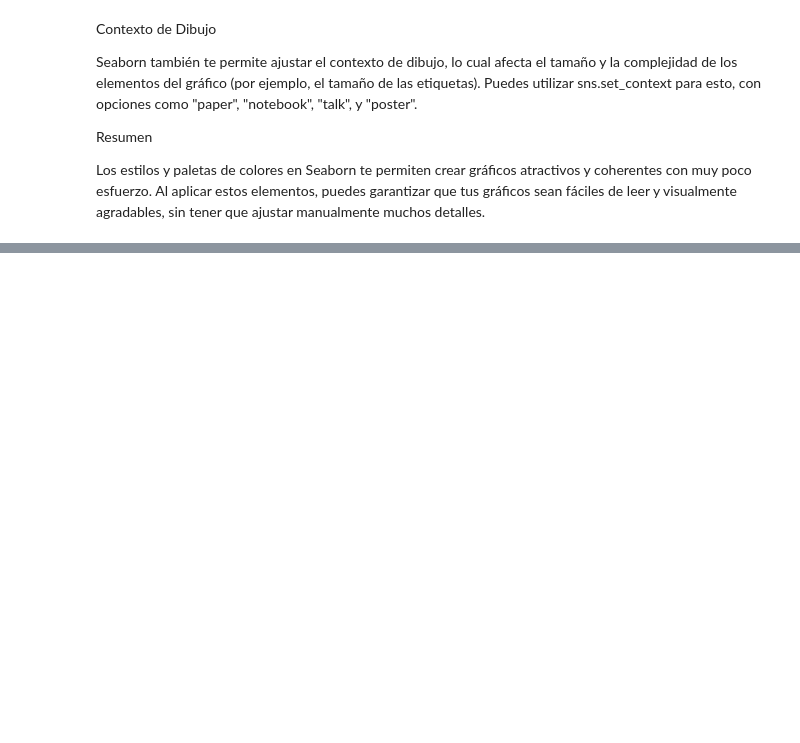
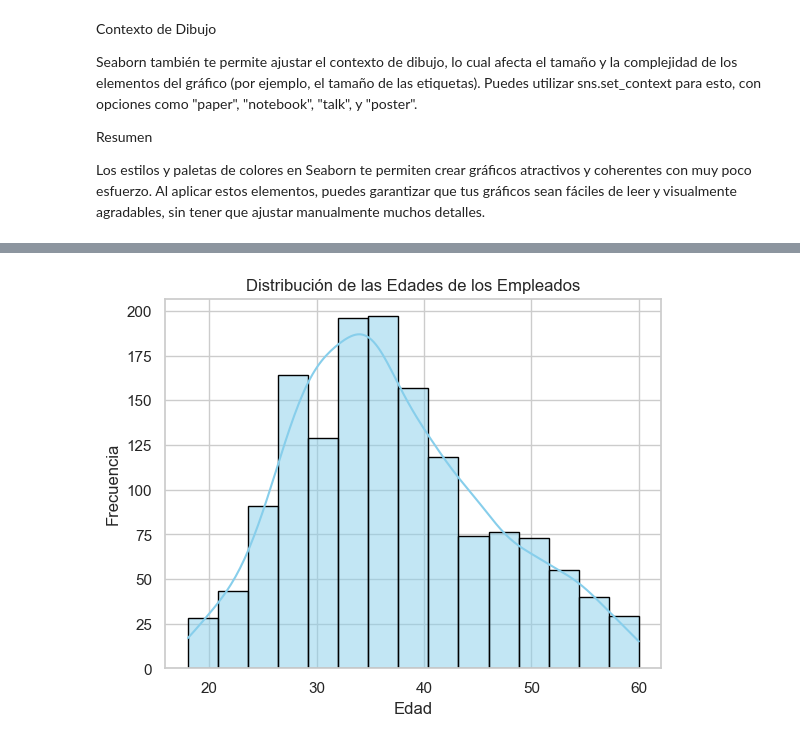
Before and after one commit to miguel-conde/explo_py, a Jupyter notebook: PYTHON/notebooks/PLOTTING/seaborn.ipynb, the cells around one changed output, grey strips where cells are left out. Saved outputs shown, nothing was run; the diff lists cells and outputs as text; code cells hidden in the pictures; blank space fills up the shorter version.

```diff
--- a/PYTHON/notebooks/PLOTTING/seaborn.ipynb
+++ b/PYTHON/notebooks/PLOTTING/seaborn.ipynb
@@ -227,0 +218,16 @@ Los estilos y paletas de colores en Seaborn te permiten crear gráficos atractiv
+# %%
+# Configurando el estilo del gráfico
+sns.set(style="whitegrid")
+
+# Creando un histograma de la columna "Age"
+sns.histplot(data=df, x="Age", bins=15, kde=True, color="skyblue", edgecolor="black")
+
+# Añadiendo títulos y etiquetas
+plt.title("Distribución de las Edades de los Empleados")
+plt.xlabel("Edad")
+plt.ylabel("Frecuencia")
+
+# Mostrando el gráfico
+plt.show()
+# %% [output]
+[figure, added]
```
Also changed, not shown: parts of 25 cells of this notebook, 5 other files.
